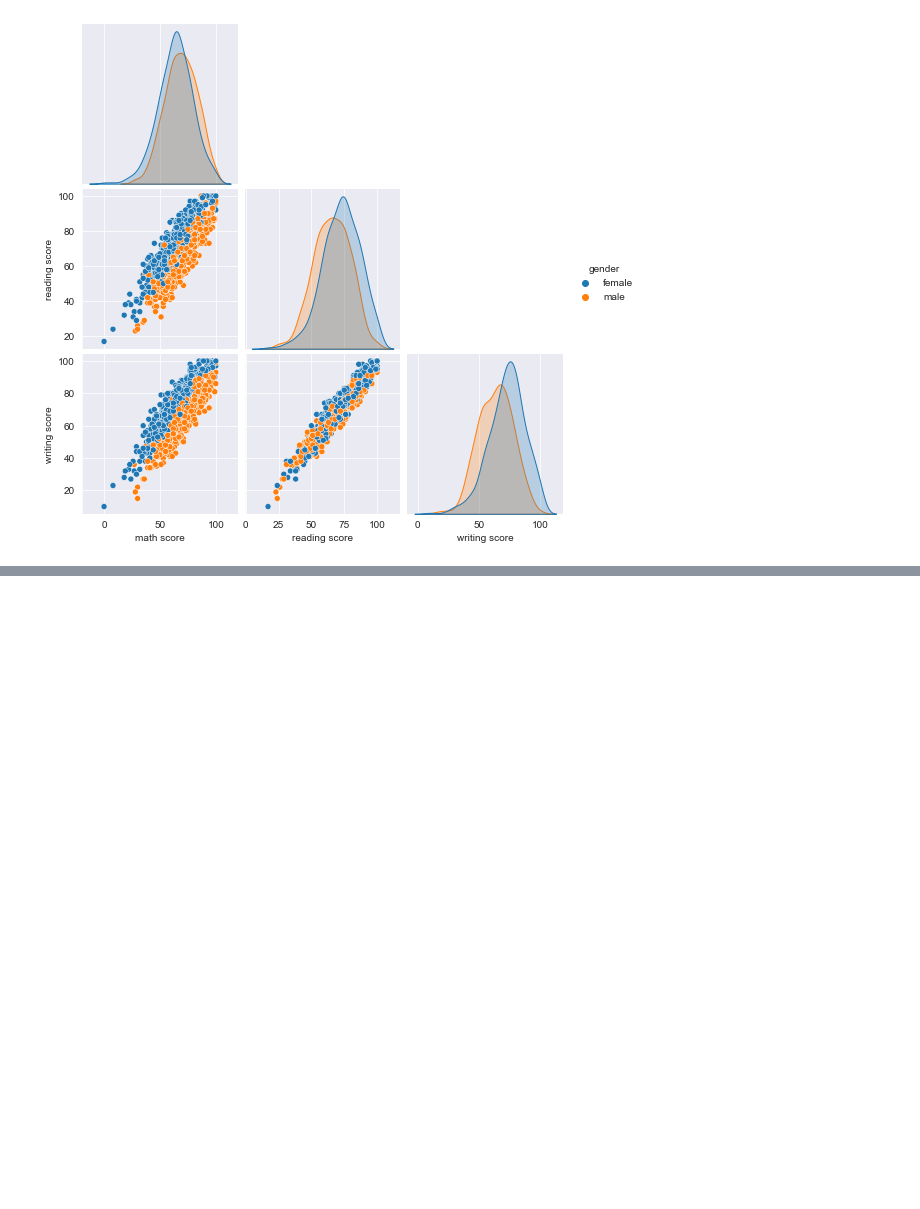
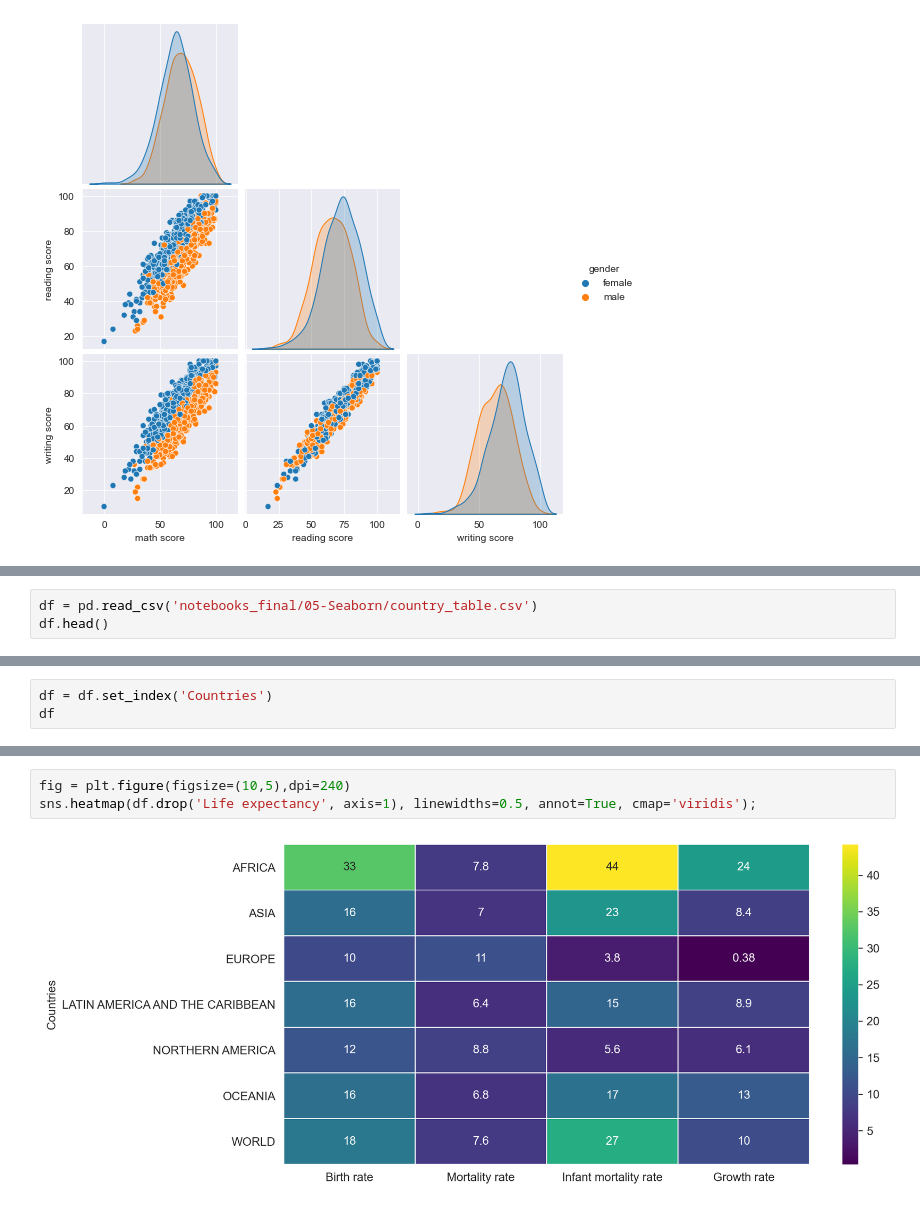
Before and after one commit to kinwong/Udemy-Machine-Learning-Data-Science-Masterclass, a Jupyter notebook: seaborn.ipynb, the cells around one changed output, grey strips where cells are left out. Cells and saved outputs as stored; diff of their text form; blank space fills up the shorter version.

```diff
--- a/seaborn.ipynb
+++ b/seaborn.ipynb
@@ -96,0 +108,3 @@ sns.pairplot(data=df, hue='gender', corner=True)
+# %%
+df = pd.read_csv('notebooks_final/05-Seaborn/country_table.csv')
+df.head()
@@ -96,0 +118,3 @@ sns.pairplot(data=df, hue='gender', corner=True)
+# %%
+df = df.set_index('Countries')
+df
@@ -96,0 +131,5 @@ sns.pairplot(data=df, hue='gender', corner=True)
+# %%
+fig = plt.figure(figsize=(10,5),dpi=240)
+sns.heatmap(df.drop('Life expectancy', axis=1), linewidths=0.5, annot=True, cmap='viridis');
+# %% [output]
+[figure, added]
```
Also changed, not shown: parts of 6 cells of this notebook.
